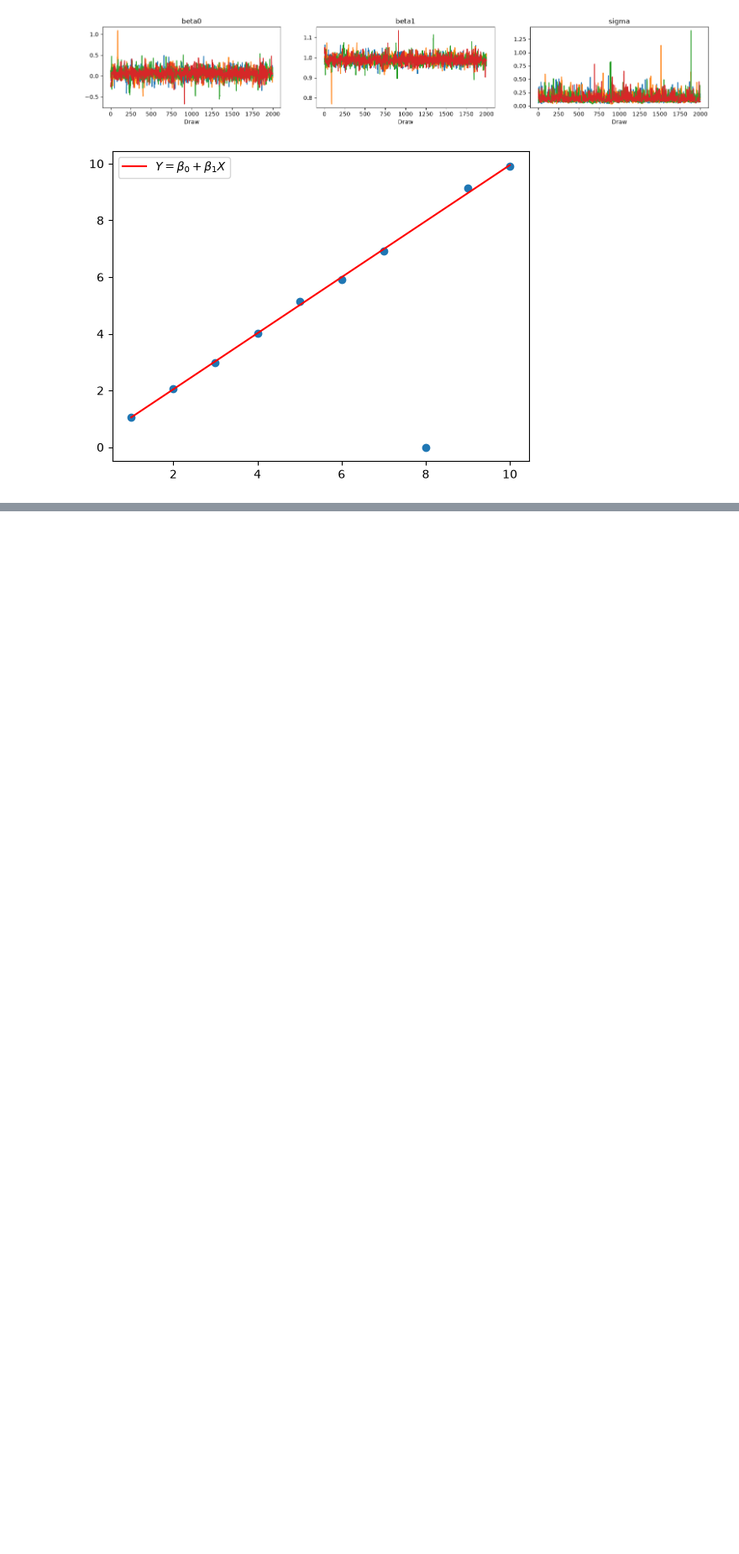
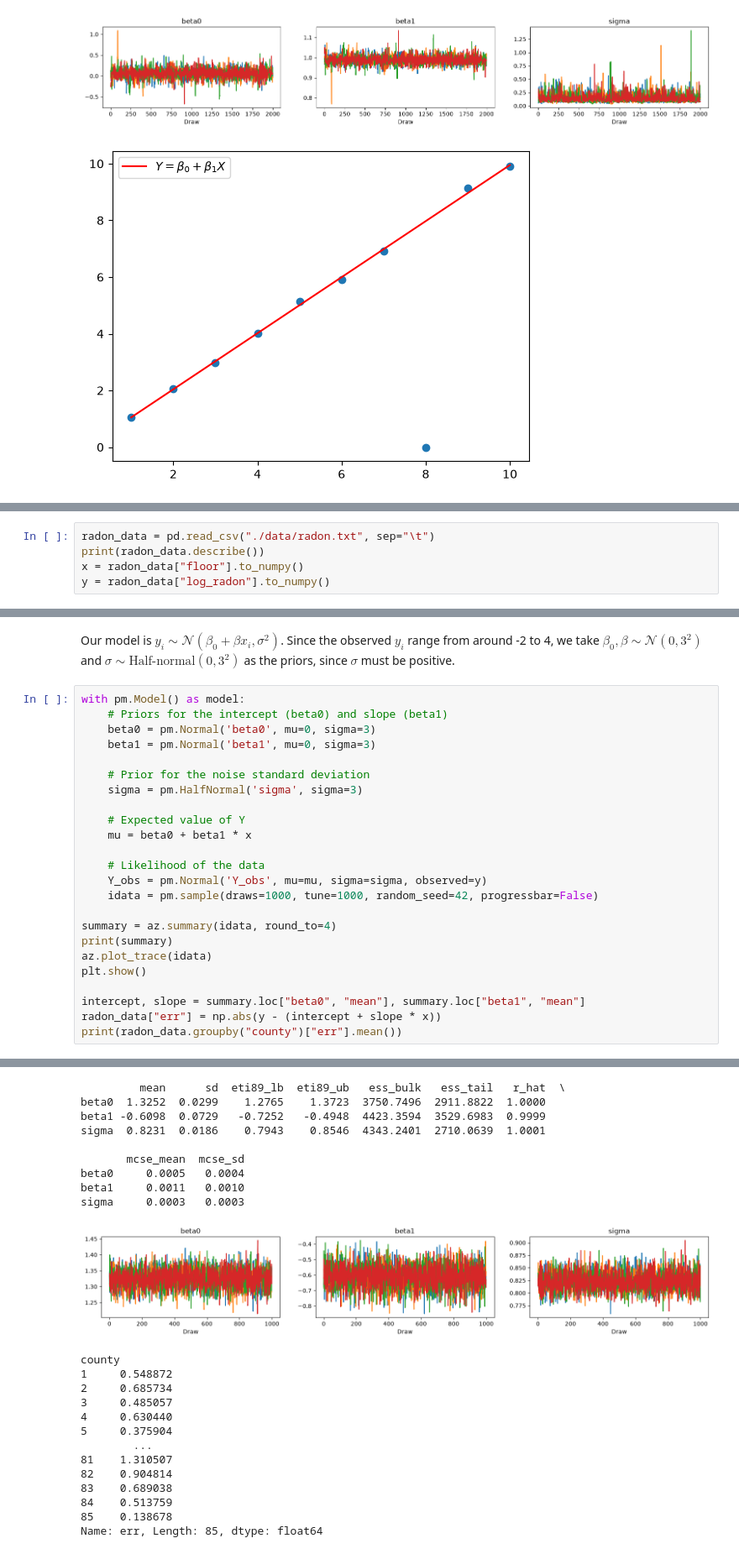
Before and after one commit to macpalor/statistics-for-data-science, a Jupyter notebook: exercise5.ipynb, the cells around one changed output, grey strips where cells are left out. Shown at 84% size. Cells and saved outputs as stored; diff of their text form; blank space fills up the shorter version.

```diff
--- a/exercise5.ipynb
+++ b/exercise5.ipynb
@@ -450,0 +454,5 @@ sigma     0.0018   0.0025
+# %%
+radon_data = pd.read_csv("./data/radon.txt", sep="\t")
+print(radon_data.describe())
+x = radon_data["floor"].to_numpy()
+y = radon_data["log_radon"].to_numpy()
@@ -450,0 +469,27 @@ sigma     0.0018   0.0025
+# %% [markdown]
+Our model is $y_i \sim \mathcal{N}(\beta_0 + \beta x_i, \sigma^2)$. Since the observed $y_i$ range from around -2 to 4, we take $\beta_0, \beta \sim \mathcal{N}(0, 3^2)$ and $\sigma \sim \text{Half-normal}(0, 3^2)$ as the priors, since $\sigma$ must be positive.
+# %%
+with pm.Model() as model:
+    # Priors for the intercept (beta0) and slope (beta1)
+    beta0 = pm.Normal('beta0', mu=0, sigma=3)
+    beta1 = pm.Normal('beta1', mu=0, sigma=3)
+
+    # Prior for the noise standard deviation
+    sigma = pm.HalfNormal('sigma', sigma=3)
+
+    # Expected value of Y
+    mu = beta0 + beta1 * x
+
+    # Likelihood of the data
+    Y_obs = pm.Normal('Y_obs', mu=mu, sigma=sigma, observed=y)
+    idata = pm.sample(draws=1000, tune=1000, random_seed=42, progressbar=False)
+
+summary = az.summary(idata, round_to=4)
+print(summary)
+az.plot_trace(idata)
+plt.show()
+
+intercept, slope = summary.loc["beta0", "mean"], summary.loc["beta1", "mean"]
+radon_data["err"] = np.abs(y - (intercept + slope * x))
+print(radon_data.groupby("county")["err"].mean())
+# %% [output]
@@ -450,0 +500,23 @@ sigma     0.0018   0.0025
+         mean      sd  eti89_lb  eti89_ub   ess_bulk   ess_tail   r_hat  \
+beta0  1.3252  0.0299    1.2765    1.3723  3750.7496  2911.8822  1.0000
+beta1 -0.6098  0.0729   -0.7252   -0.4948  4423.3594  3529.6983  0.9999
+sigma  0.8231  0.0186    0.7943    0.8546  4343.2401  2710.0639  1.0001
+
+       mcse_mean  mcse_sd
+beta0     0.0005   0.0004
+beta1     0.0011   0.0010
+sigma     0.0003   0.0003
+[figure, added]
+county
+1     0.548872
+2     0.685734
+3     0.485057
+4     0.630440
+5     0.375904
+        ...
+81    1.310507
+82    0.904814
+83    0.689038
+84    0.513759
+85    0.138678
+Name: err, Length: 85, dtype: float64
```
Also changed, not shown: parts of 8 cells of this notebook.
